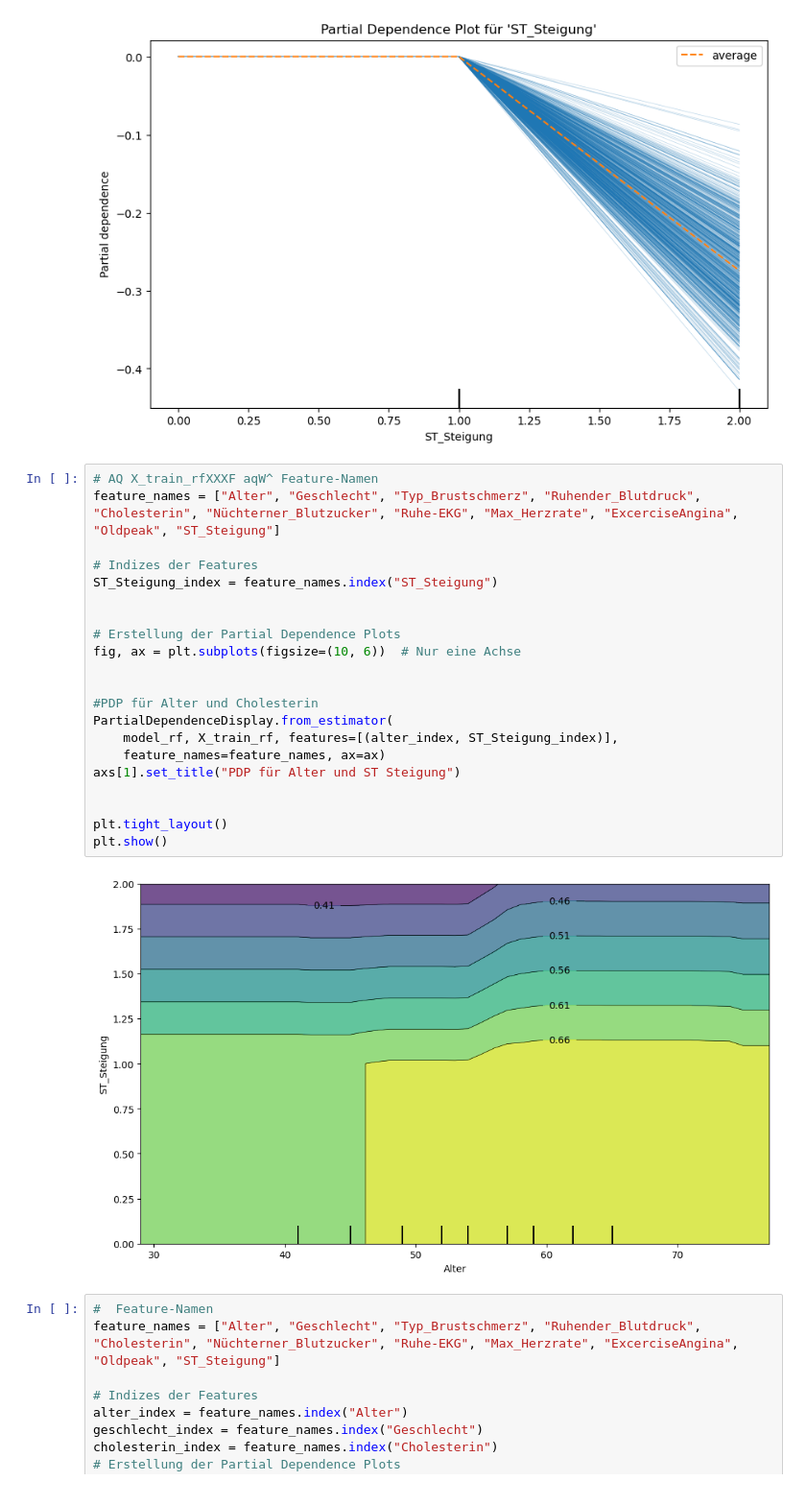
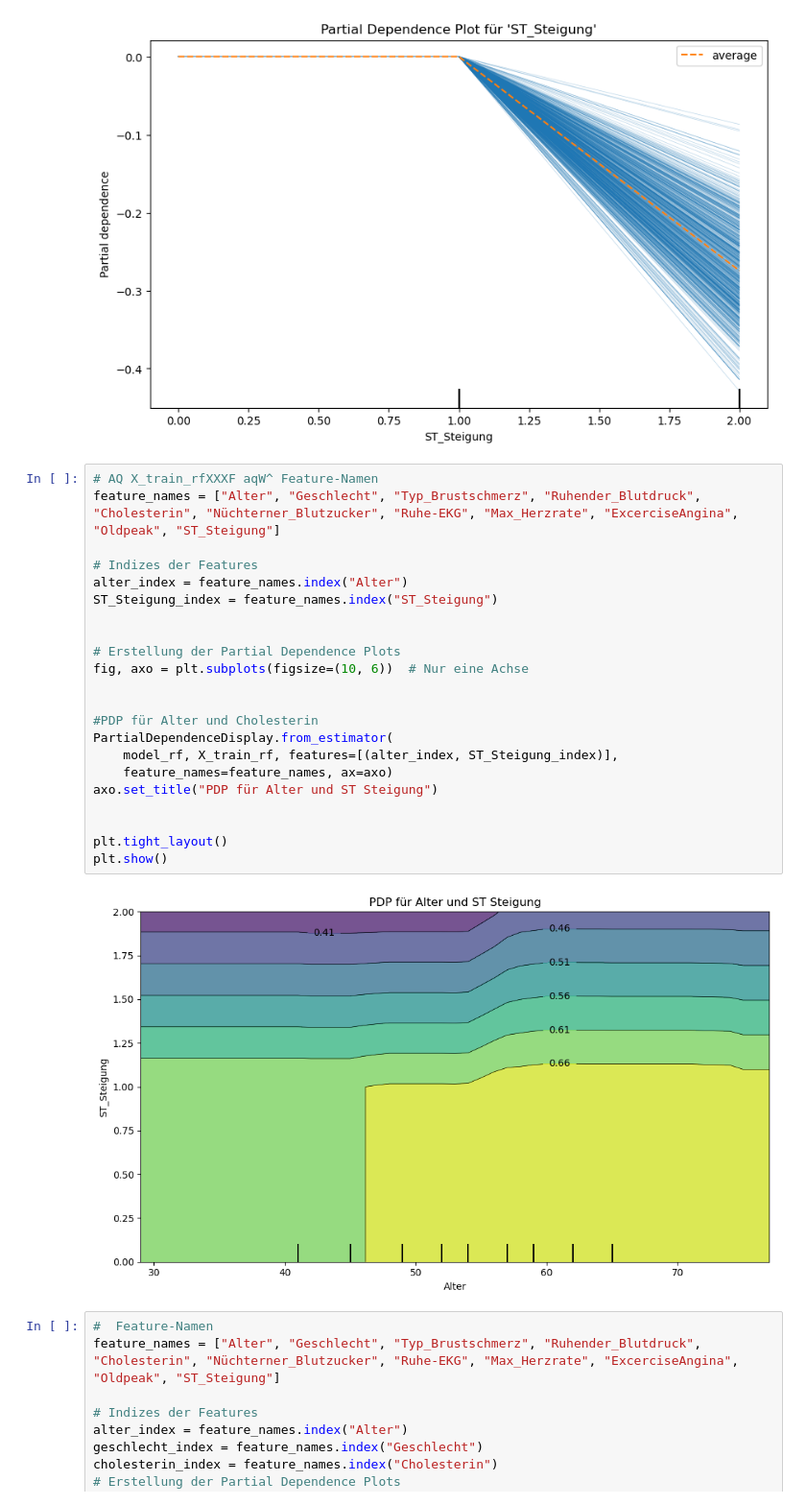
Before and after one commit to OOS-Team/DsKi_Erkl-rbarkeit_Algorithmen, a Jupyter notebook: Heart Failure/heart_failure.ipynb, the cells around one changed output. Shown at 96% size. Drawn from its saved outputs; the diff is of its cells as text.

```diff
--- a/Heart Failure/heart_failure.ipynb
+++ b/Heart Failure/heart_failure.ipynb
@@ -380,26 +380,27 @@ plt.show()
 # %%
 # AQ X_train_rfXXXF aqW^ Feature-Namen
 feature_names = ["Alter", "Geschlecht", "Typ_Brustschmerz", "Ruhender_Blutdruck", "Cholesterin", "Nüchterner_Blutzucker", "Ruhe-EKG", "Max_Herzrate", "ExcerciseAngina", "Oldpeak", "ST_Steigung"]
 
 # Indizes der Features
+alter_index = feature_names.index("Alter")
 ST_Steigung_index = feature_names.index("ST_Steigung")
 
 
 # Erstellung der Partial Dependence Plots
-fig, ax = plt.subplots(figsize=(10, 6))  # Nur eine Achse
+fig, axo = plt.subplots(figsize=(10, 6))  # Nur eine Achse
 
 
 #PDP für Alter und Cholesterin
 PartialDependenceDisplay.from_estimator(
     model_rf, X_train_rf, features=[(alter_index, ST_Steigung_index)],
-    feature_names=feature_names, ax=ax)
-axs[1].set_title("PDP für Alter und ST Steigung")
+    feature_names=feature_names, ax=axo)
+axo.set_title("PDP für Alter und ST Steigung")
 
 
 plt.tight_layout()
 plt.show()
 # %% [output]
-[figure, old version]
+[figure, new version]
 # %%
 #  Feature-Namen
 feature_names = ["Alter", "Geschlecht", "Typ_Brustschmerz", "Ruhender_Blutdruck", "Cholesterin", "Nüchterner_Blutzucker", "Ruhe-EKG", "Max_Herzrate", "ExcerciseAngina", "Oldpeak", "ST_Steigung"]
```
